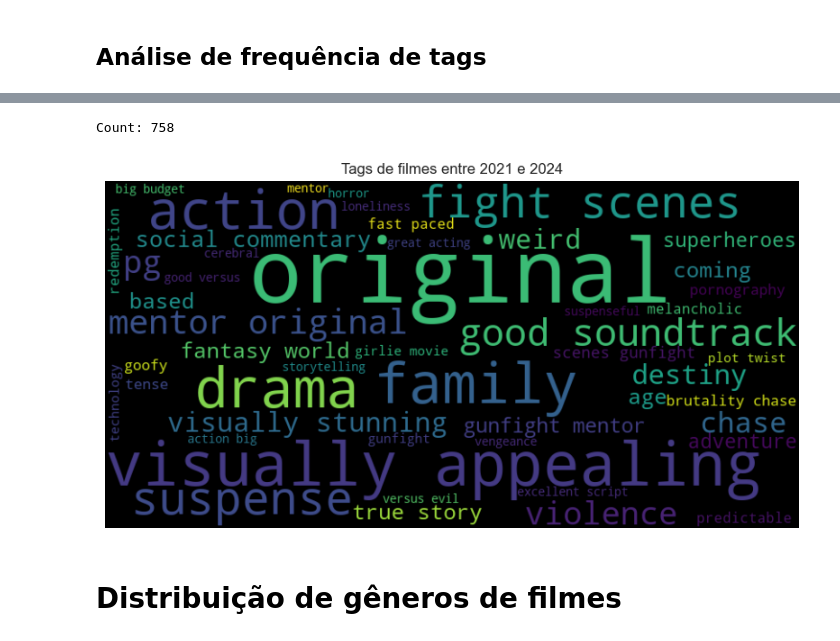
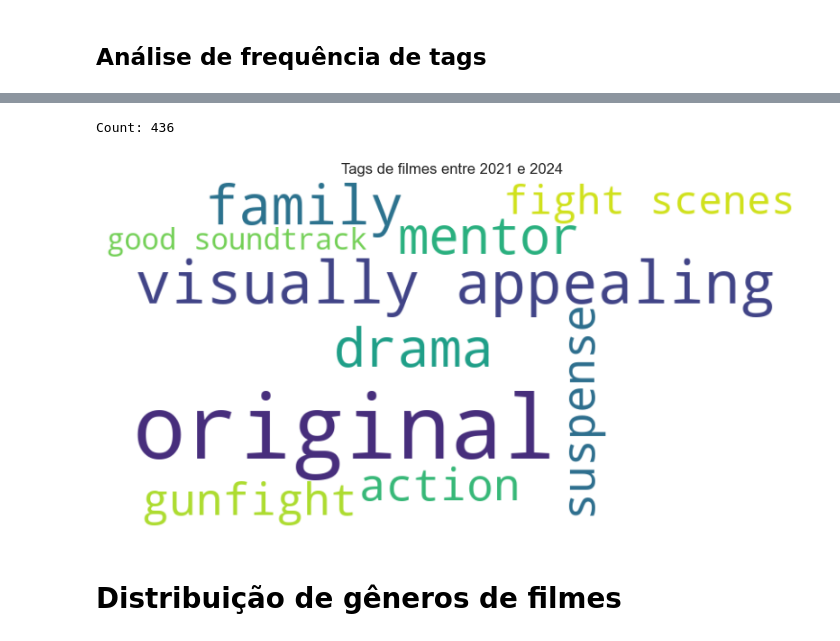
Before and after one commit to Vinicius-Luiz/movie_recommendation_pyspark, a Jupyter notebook: index_eda.ipynb, the cells around one changed output, grey strips where cells are left out. Saved outputs shown, nothing was run; the diff lists cells and outputs as text; code cells hidden in the pictures.

```diff
--- a/index_eda.ipynb
+++ b/index_eda.ipynb
@@ -603,7 +596,7 @@ def plot_wordcloud_by_year(min_year: int, max_year: int, max_words: int = 100,
       with open(f'./export/{min_year}-{max_year}.txt', 'w') as f:
           f.write(text)
 
-  wordcloud = WordCloud(width=800, height=400, background_color='black', max_words=max_words).generate(text)
+  wordcloud = WordCloud(width=800, height=400, background_color='white', max_words=max_words).generate(text)
 
   # Plotar a WordCloud
   plt.figure(figsize=(10, 5))
@@ -634,8 +627,8 @@ Count: 10104
 # %%
-plot_wordcloud_by_year(min_year=2021, max_year=2024, max_words=50, translate=False)
+plot_wordcloud_by_year(min_year=2021, max_year=2024, max_words=10, translate=False)
 # %% [output]
-Count: 758
+Count: 436
-[figure, old version]
+[figure, new version]
 # %% [markdown]
 # Distribuição de gêneros de filmes
 # %%
```
Also changed, not shown: parts of 23 cells of this notebook, 8 other files.
